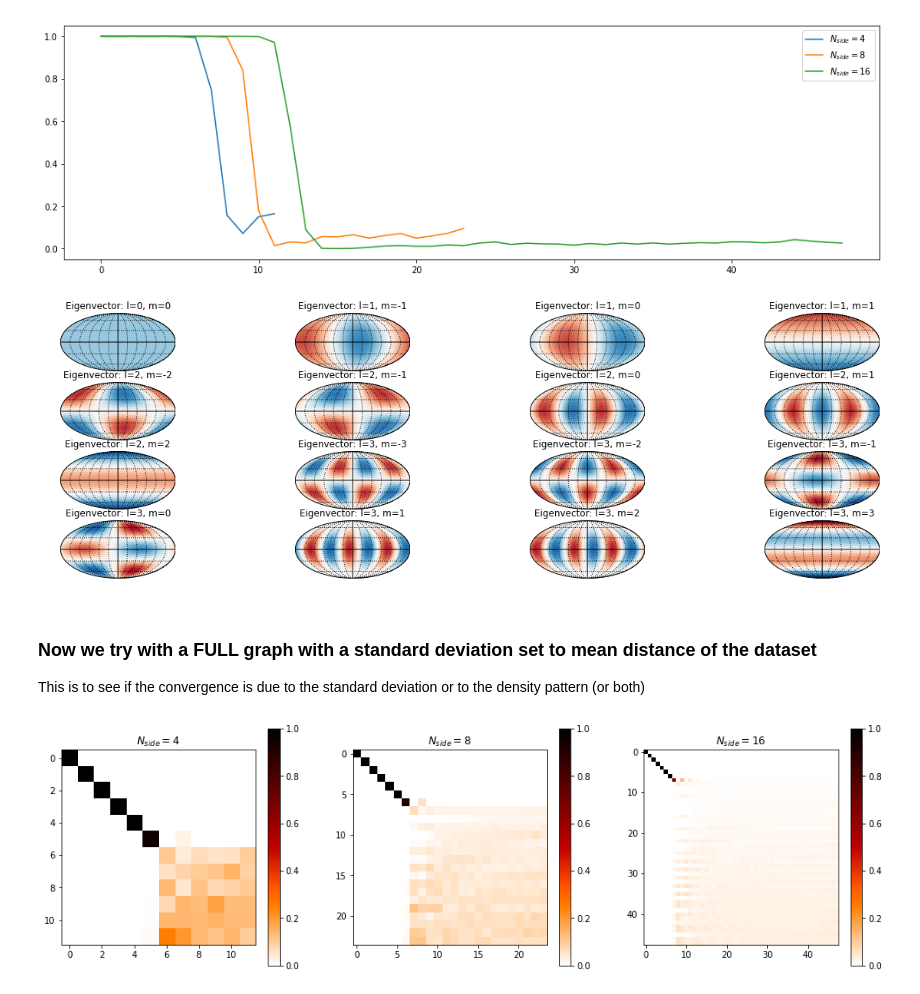
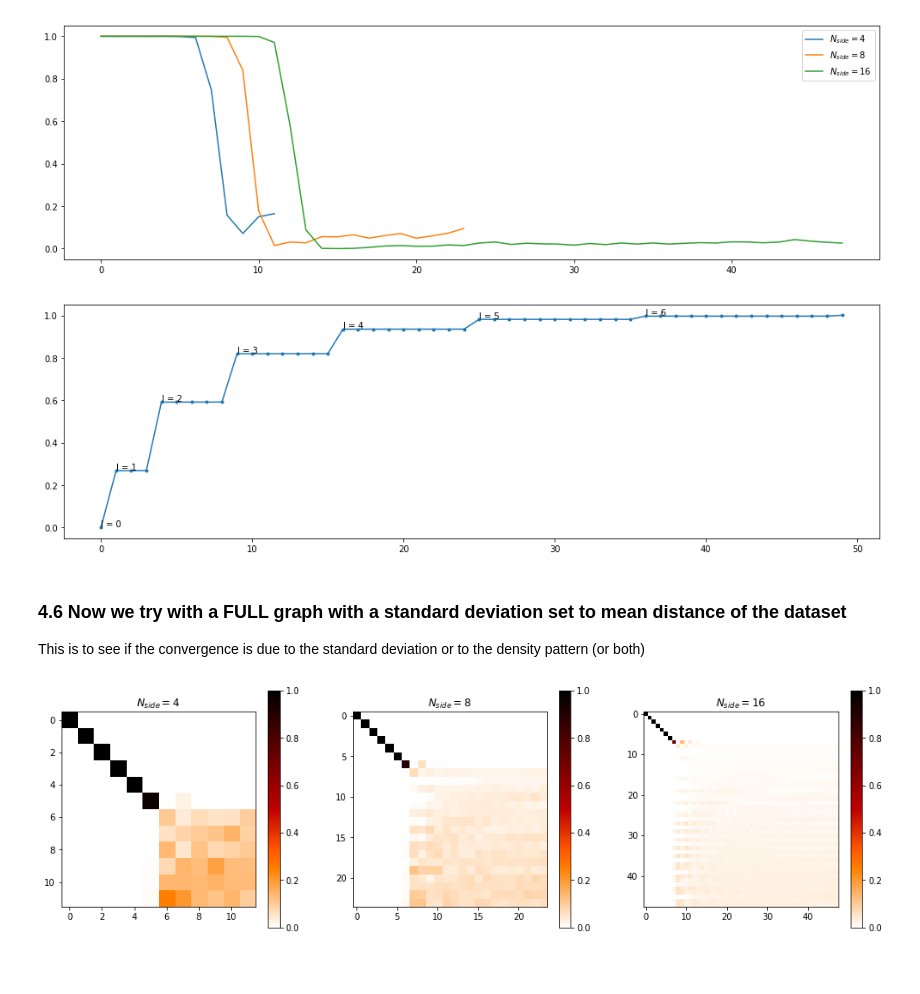
Before and after one commit to MartMilani/PDM, a Jupyter notebook: DeepSphere/demo_spherical_vs_graph.ipynb, the cells around one changed output. Cells and saved outputs as stored; diff of their text form; code cells hidden in the pictures; blank space fills up the shorter version.

```diff
--- a/DeepSphere/demo_spherical_vs_graph.ipynb
+++ b/DeepSphere/demo_spherical_vs_graph.ipynb
@@ -376,12 +396,16 @@ ax2.legend();
 # %% [output]
 [figure]
 [figure]
-# %%
-plot_harmonics(graph.U[:, :16], 'Eigenvector')
-# %% [output]
-[figure, removed]
+# %%
+plt.plot(graph.e[:50], '.-')
+idx = 0
+for l in range(7):
+    plt.text(idx, graph.e[idx] + 0.005, 'l = {}'.format(l))
+    idx += 2*l + 1
+# %% [output]
+[figure, added]
 # %% [markdown]
-### Now we try with a FULL graph with a standard deviation set to mean distance of the dataset
+### 4.6 Now we try with a FULL graph with a standard deviation set to mean distance of the dataset
 This is to see if the convergence is due to the standard deviation or to the density pattern (or both)
 # %%
 nsides = [4, 8, 16]
```
Also changed, not shown: parts of 19 cells of this notebook, 2 other files.
